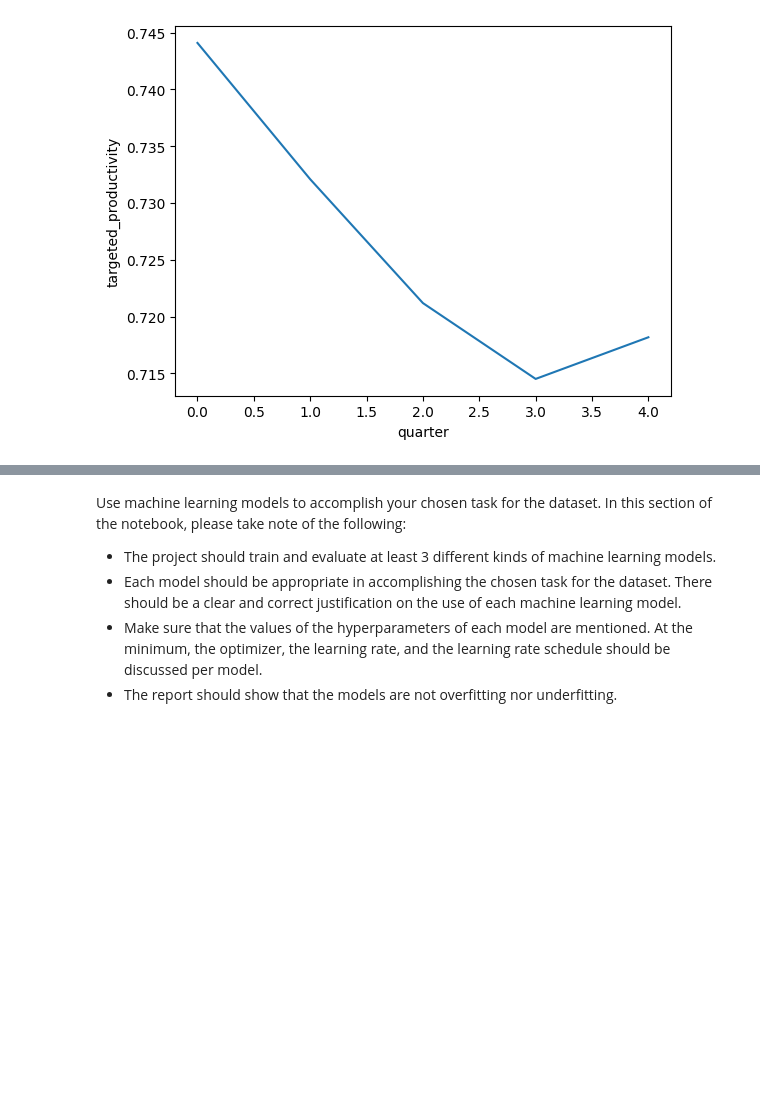
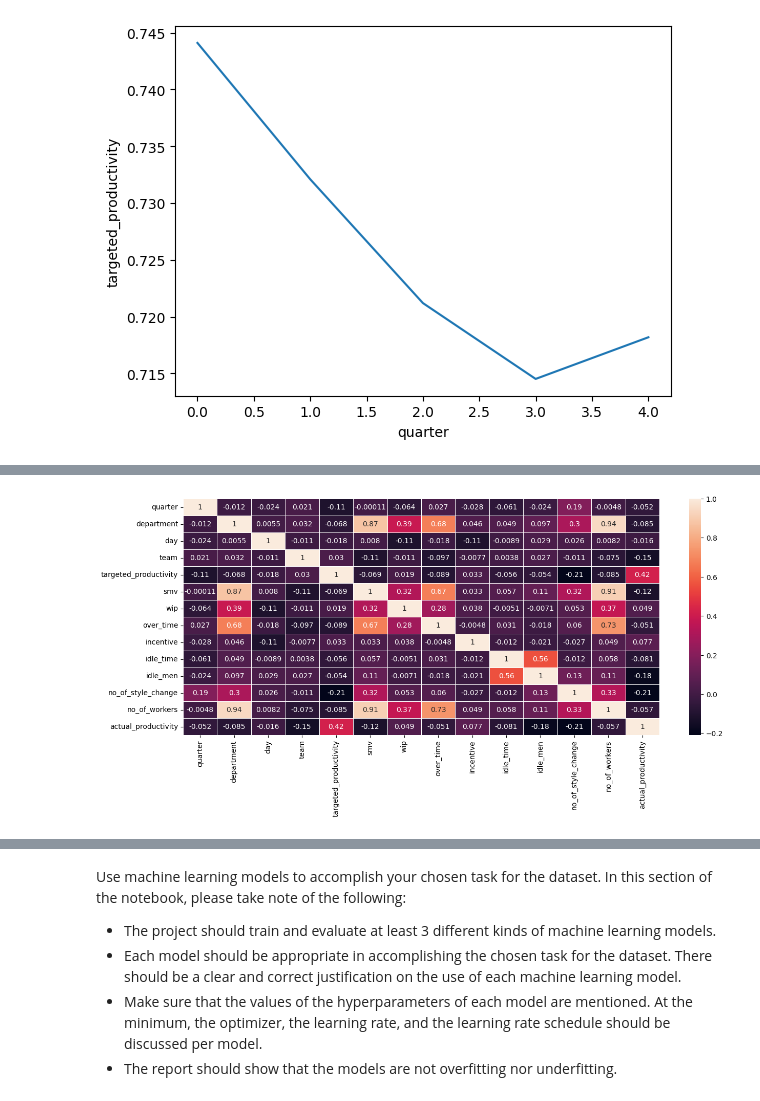
Before and after one commit to quinzonjosh/STINTSY-MCO, a Jupyter notebook: main.ipynb, the cells around one changed output, grey strips where cells are left out. Saved outputs shown, nothing was run; the diff lists cells and outputs as text; code cells hidden in the pictures; blank space fills up the shorter version.

```diff
--- a/main.ipynb
+++ b/main.ipynb
@@ -278,0 +270,8 @@ The `ci` parameter is deprecated. Use `errorbar=None` for the same effect.
+# %%
+corrMatrix = df_copy.corr()
+
+fig, ax = plt.subplots(figsize=(15,6))
+sns.heatmap(corrMatrix, annot=True, linewidths=.5, ax=ax)
+plt.show()
+# %% [output]
+[figure, added]
```
Also changed, not shown: parts of 105 cells of this notebook.
